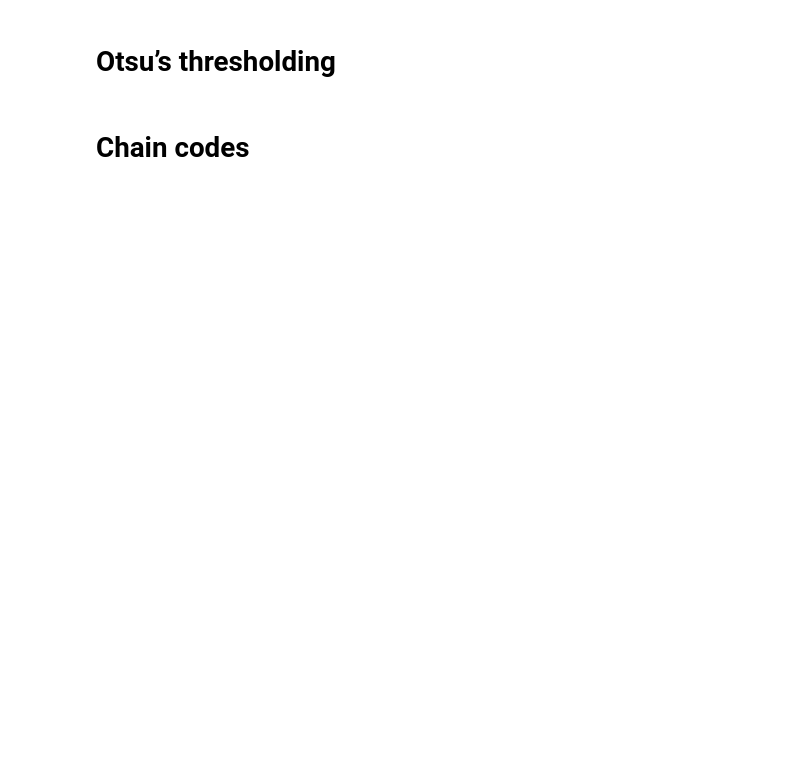
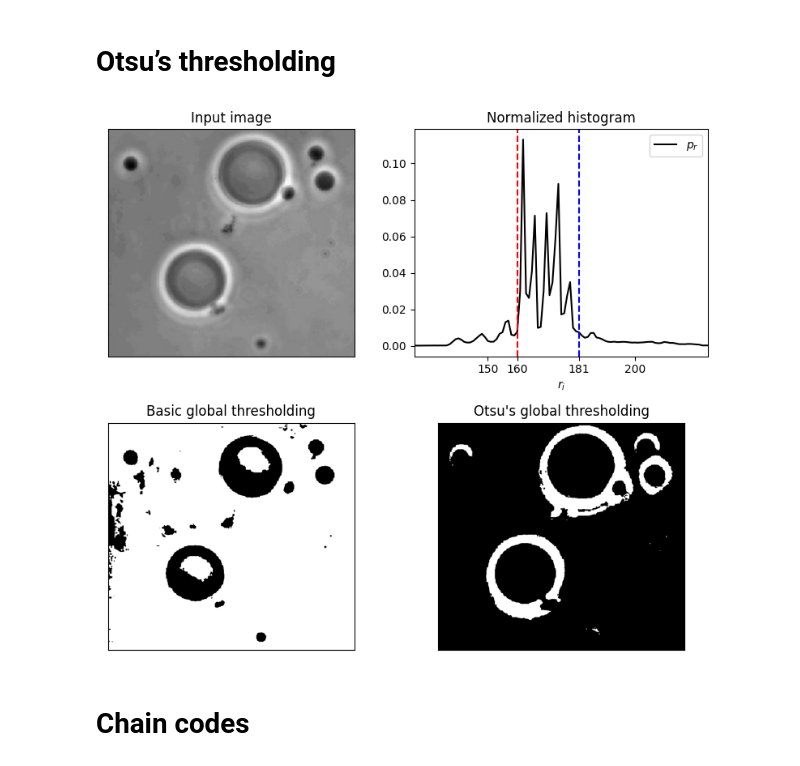
Before and after one commit to ArthurFDLR/Image_Boundaries_Analysis, a Jupyter notebook: Image_Boundaries_Analysis.ipynb, the cells around one changed output. Cells and saved outputs as stored; diff of their text form; code cells hidden in the pictures; blank space fills up the shorter version.

```diff
--- a/Image_Boundaries_Analysis.ipynb
+++ b/Image_Boundaries_Analysis.ipynb
@@ -90,34 +67,36 @@ def otsu_tresholding(img):
     return 1*(img > T), T
 # %%
 # Image import
-img = cv2.imread('/content/drive/MyDrive/Colab Notebooks/ECE565/polymersomes.tif',0)
+img = io.imread('https://github.com/ArthurFDLR/Image_Boundaries_Analysis/blob/main/test_images/polymersomes.tif?raw=True')
 
 # Computation
 img_tresholded_otsu, treshold_otsu = otsu_tresholding(img)
 img_tresholded, treshold = basic_global_tresholding(img)
 
 # Visualization
 fig, axs = plt.subplots(2, 2, figsize=(8,7), dpi=100)
 axs = [ax for sub_ax in axs for ax in sub_ax]
 
 hist,bins = np.histogram(img.flatten(),256,[0,256])
 axs[0].set_title("Input image")
 axs[0].imshow(img, cmap='gray'), axs[0].set_xticks([]), axs[0].set_yticks([])
 axs[1].set_title("Normalized histogram")
-axs[1].plot(hist/np.prod(noisy_fingerprint.shape), c='k', label=r'$p_r$')
+axs[1].plot(hist/np.prod(img.shape), c='k', label=r'$p_r$')
 axs[1].legend()
 axs[1].set_xlabel(r"$r_i$")
 axs[1].axvline(x=treshold, c='r', ls='dashed')
 axs[1].axvline(x=treshold_otsu, c='b', ls='dashed')
 axs[1].set_xticks(list(range(0,255,50)) + [int(treshold), int(treshold_otsu)])
 axs[1].set_xlim(125, 225)
 axs[2].set_title("Basic global thresholding")
 axs[2].imshow(img_tresholded, cmap='gray'), axs[2].set_xticks([]), axs[2].set_yticks([])
 axs[3].set_title("Otsu's global thresholding")
 axs[3].imshow(img_tresholded_otsu, cmap='gray'), axs[3].set_xticks([]), axs[3].set_yticks([])
 
 fig.tight_layout()
 fig.show()
+# %% [output]
+[figure, added]
 # %% [markdown]
 # Chain codes
 # %%
```
Also changed, not shown: parts of 7 cells of this notebook.
